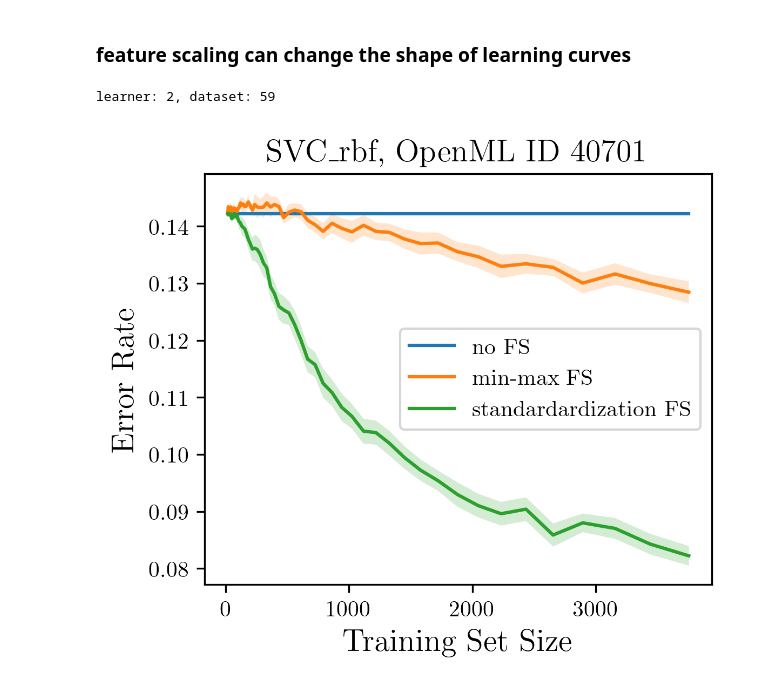
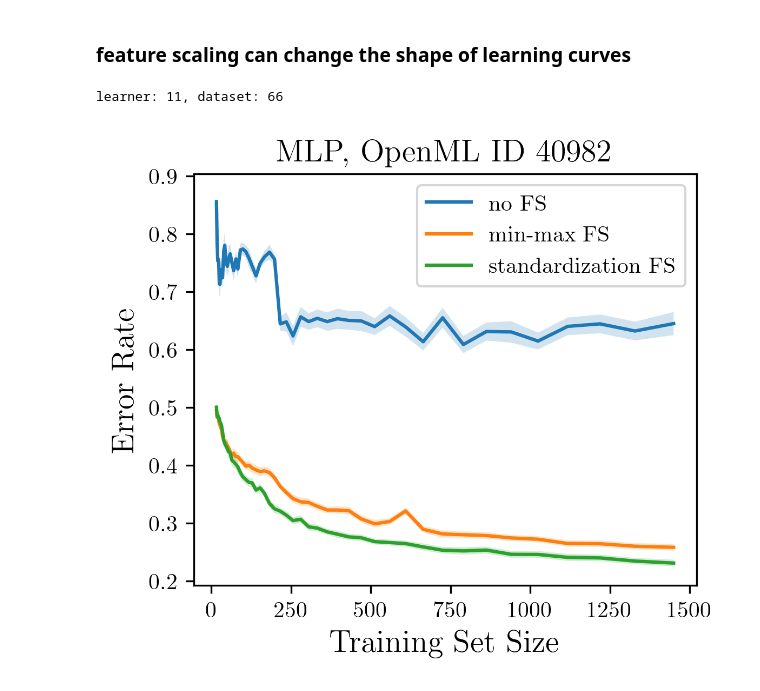
Before and after one commit to learning-curve-research/LCDB-1.1, a Jupyter notebook: analysis/database - shape.ipynb, the cells around one changed output. Drawn from its saved outputs; the diff is of its cells as text; code cells hidden in the pictures.

Commit message:
update figure

```diff
--- a/analysis/database - shape.ipynb
+++ b/analysis/database - shape.ipynb
@@ -122,39 +122,39 @@ DATASET = 66
 # DATASET = 42
 
 # ill flat
-LEARNER = 14
-DATASET = 4
-LEARNER = 2
-DATASET = 59
+# LEARNER = 14
+# DATASET = 4
+# LEARNER = 2
+# DATASET = 59
 
 print(f"learner: {LEARNER}, dataset: {DATASET}")
 
 lc_clean = dataset_nofs[DATASET, LEARNER, :, :, :, 1]
 mean_clean = np.nanmean(lc_clean[:, :, :], axis=(0, 1))
 se_clean = np.nanstd(lc_clean[:, :, :], axis=(0, 1), ddof=1) / np.sqrt(np.sum(~np.isnan(lc_clean[:, :, :]), axis=(0, 1)))
 
 lc_clean_fs = dataset_minmaxfs[DATASET, LEARNER, :, :, :, 1]
 mean_clean_fs = np.nanmean(lc_clean_fs[:, :, :], axis=(0, 1))
 se_clean_fs = np.nanstd(lc_clean_fs[:, :, :], axis=(0, 1), ddof=1) / np.sqrt(np.sum(~np.isnan(lc_clean_fs[:, :, :]), axis=(0, 1)))
 
 lc_clean_zfs = dataset_standardfs[DATASET, LEARNER, :, :, :, 1]
 mean_clean_zfs = np.nanmean(lc_clean_zfs[:, :, :], axis=(0, 1))
 se_clean_zfs = np.nanstd(lc_clean_zfs[:, :, :], axis=(0, 1), ddof=1) / np.sqrt(np.sum(~np.isnan(lc_clean_zfs[:, :, :]), axis=(0, 1)))
 
 plt.figure(figsize=(4, 3.5), dpi=300)
 plt.plot(anchor_list_denser, mean_clean, label = 'no FS')
 plt.fill_between(anchor_list_denser, mean_clean - se_clean, mean_clean + se_clean, alpha=0.2)
 plt.plot(anchor_list_denser, mean_clean_fs, label = 'min-max FS')
 plt.fill_between(anchor_list_denser, mean_clean_fs - se_clean_fs, mean_clean_fs + se_clean_fs, alpha=0.2)
-plt.plot(anchor_list_denser, mean_clean_zfs, label = 'standardardization FS')
+plt.plot(anchor_list_denser, mean_clean_zfs, label = 'standardization FS')
 plt.fill_between(anchor_list_denser, mean_clean_zfs - se_clean_zfs, mean_clean_zfs + se_clean_zfs, alpha=0.2)
 
 plt.title(f'{learner_zoo[LEARNER]}, OpenML ID {dataset_ids_CC18[DATASET]}', fontsize=14)
 plt.xlabel('Training Set Size', fontsize=14)
 plt.ylabel('Error Rate', fontsize=14)
 plt.legend()
 plt.tight_layout()
 plt.show()
 # %% [output]
-learner: 2, dataset: 59
+learner: 11, dataset: 66
-[figure, old version]
+[figure, new version]
```
Also changed, not shown: 1 other file.
